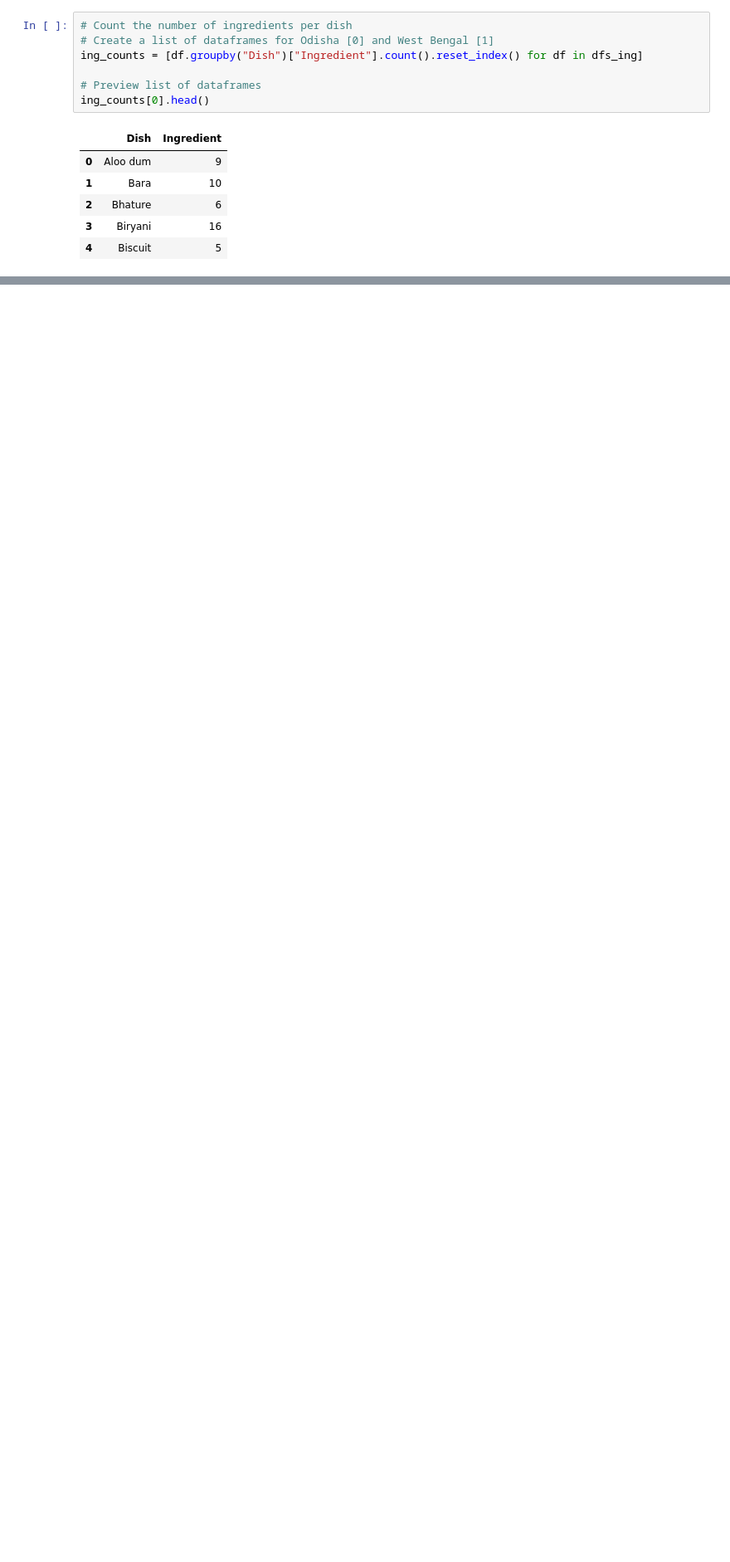
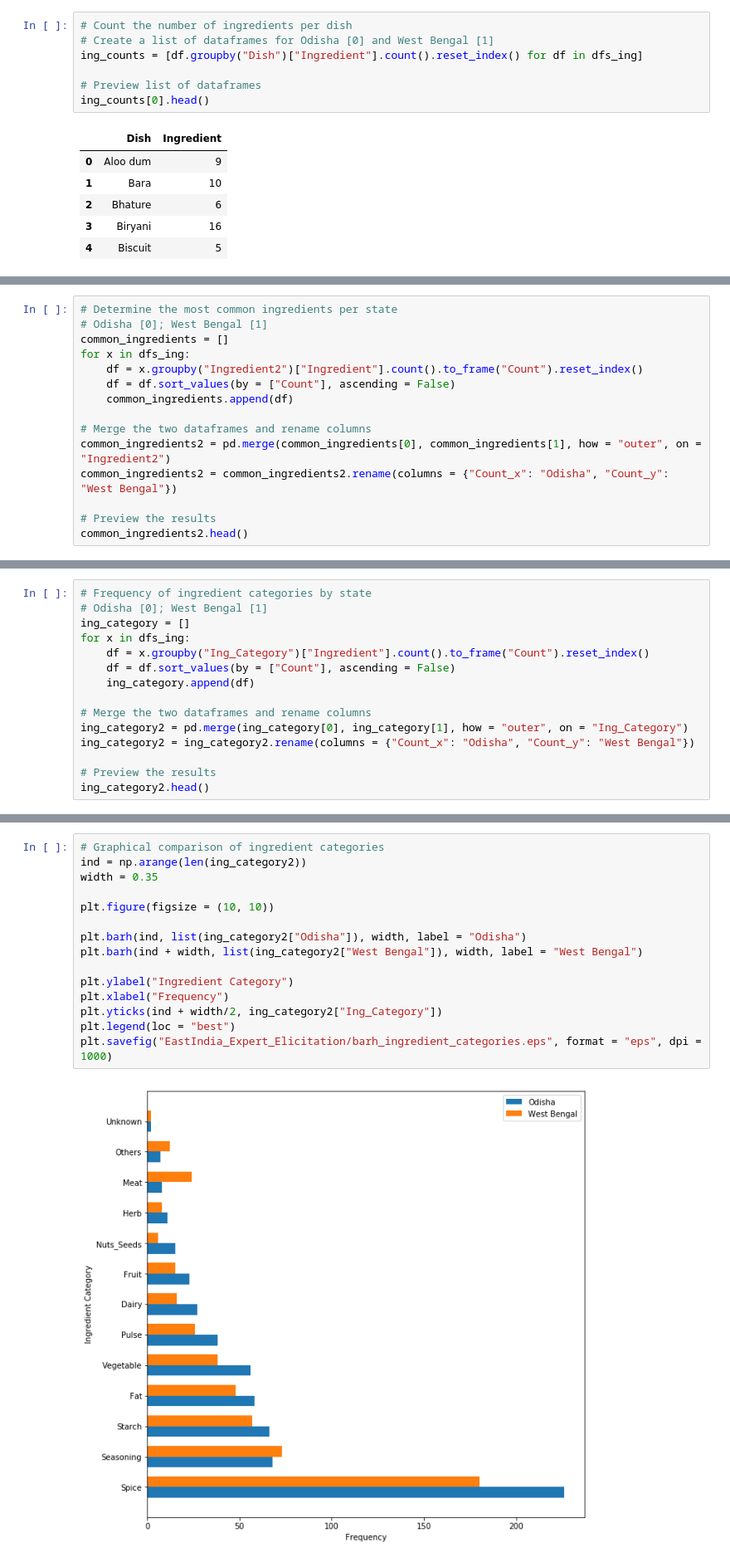
Before and after one commit to rochiecuevas/FoodChoice, a Jupyter notebook: Expert_Elicitation.ipynb, the cells around one changed output, grey strips where cells are left out. Shown at 83% size. Saved outputs shown, nothing was run; the diff lists cells and outputs as text; blank space fills up the shorter version.

```diff
--- a/Expert_Elicitation.ipynb
+++ b/Expert_Elicitation.ipynb
@@ -403,0 +353,15 @@ plt.savefig("EastIndia_Expert_Elicitation/density_ODWB.eps", format = "eps", dpi
+# %%
+# Determine the most common ingredients per state
+# Odisha [0]; West Bengal [1]
+common_ingredients = []
+for x in dfs_ing:
+    df = x.groupby("Ingredient2")["Ingredient"].count().to_frame("Count").reset_index()
+    df = df.sort_values(by = ["Count"], ascending = False)
+    common_ingredients.append(df)
+
+# Merge the two dataframes and rename columns
+common_ingredients2 = pd.merge(common_ingredients[0], common_ingredients[1], how = "outer", on = "Ingredient2")
+common_ingredients2 = common_ingredients2.rename(columns = {"Count_x": "Odisha", "Count_y": "West Bengal"})
+
+# Preview the results
+common_ingredients2.head()
@@ -403,0 +375,15 @@ plt.savefig("EastIndia_Expert_Elicitation/density_ODWB.eps", format = "eps", dpi
+# %%
+# Frequency of ingredient categories by state
+# Odisha [0]; West Bengal [1]
+ing_category = []
+for x in dfs_ing:
+    df = x.groupby("Ing_Category")["Ingredient"].count().to_frame("Count").reset_index()
+    df = df.sort_values(by = ["Count"], ascending = False)
+    ing_category.append(df)
+
+# Merge the two dataframes and rename columns
+ing_category2 = pd.merge(ing_category[0], ing_category[1], how = "outer", on = "Ing_Category")
+ing_category2 = ing_category2.rename(columns = {"Count_x": "Odisha", "Count_y": "West Bengal"})
+
+# Preview the results
+ing_category2.head()
@@ -403,0 +397,17 @@ plt.savefig("EastIndia_Expert_Elicitation/density_ODWB.eps", format = "eps", dpi
+# %%
+# Graphical comparison of ingredient categories
+ind = np.arange(len(ing_category2))
+width = 0.35
+
+plt.figure(figsize = (10, 10))
+
+plt.barh(ind, list(ing_category2["Odisha"]), width, label = "Odisha")
+plt.barh(ind + width, list(ing_category2["West Bengal"]), width, label = "West Bengal")
+
+plt.ylabel("Ingredient Category")
+plt.xlabel("Frequency")
+plt.yticks(ind + width/2, ing_category2["Ing_Category"])
+plt.legend(loc = "best")
+plt.savefig("EastIndia_Expert_Elicitation/barh_ingredient_categories.eps", format = "eps", dpi = 1000)
+# %% [output]
+[figure, added]
```
Also changed, not shown: parts of 17 cells of this notebook.
